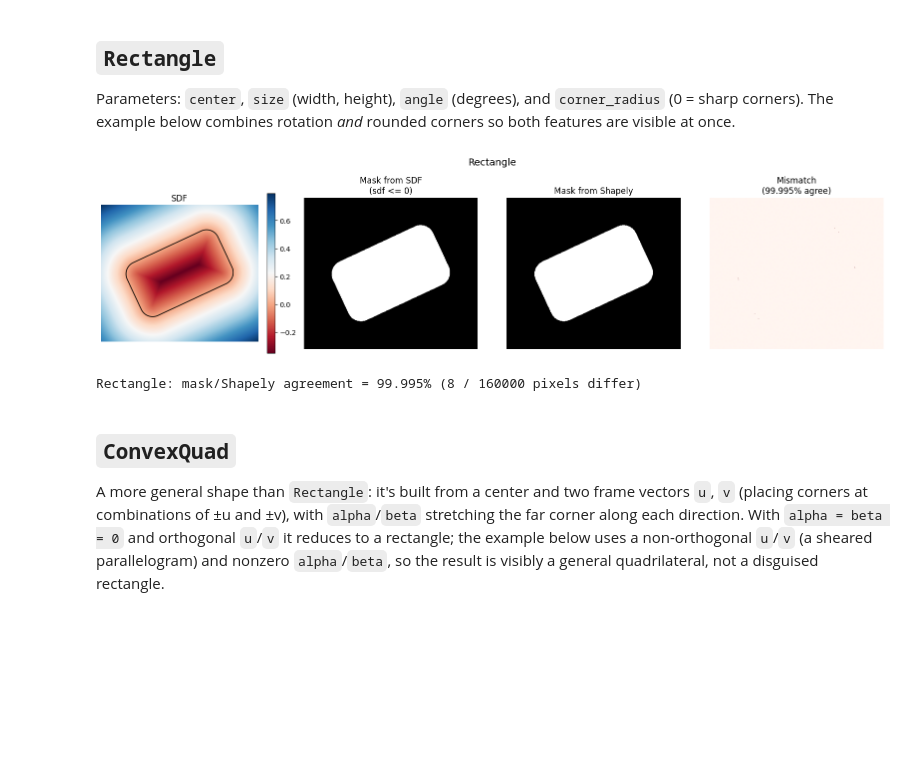
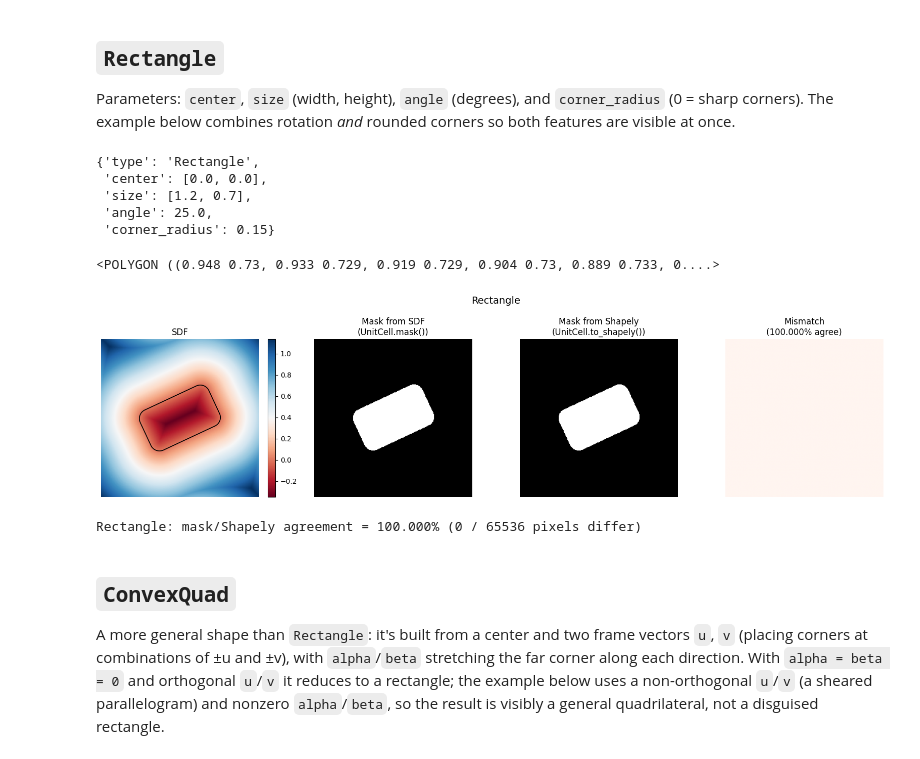
Before and after one commit to RodionovSA/metashapes, a Jupyter notebook: examples/quads.ipynb, the cells around one changed output. Drawn from its saved outputs; the diff is of its cells as text; code cells hidden in the pictures; blank space fills up the shorter version.

```diff
--- a/examples/quads.ipynb
+++ b/examples/quads.ipynb
@@ -83,24 +112,24 @@ lower number would mean something is actually wrong.
 # %%
-def show_shape(shape, title=None, n=400, pad=0.25):
-    """Plot a shape's SDF, the hard mask derived from it, the mask from its
-    Shapely conversion, and where the two masks disagree.
+def show_cell(cell, title=None, nx=256, ny=256):
+    """Plot a UnitCell's SDF, the hard mask derived from it, the mask from
+    UnitCell.to_shapely(), and where the two masks disagree. Single cell
+    (repeat=(1, 1)), since to_shapely() itself represents exactly one cell.
+    """
+    xmin, xmax, ymin, ymax = cell.extent()
 
-    The grid is sized from `shape.bounds()` (plus `pad` on each side), so
-    this works for any shape without hand-picking a viewport per call.
-    """
-    (xmin, ymin), (xmax, ymax) = shape.bounds()
-    xmin, xmax = xmin - pad, xmax + pad
-    ymin, ymax = ymin - pad, ymax + pad
+    sdf = cell.rasterize(nx, ny, cartesian=True).detach().cpu().numpy()
+    mask_sdf = cell.mask(nx, ny, cartesian=True).detach().cpu().numpy().astype(bool)
 
-    xs = torch.linspace(xmin, xmax, n, dtype=dtype, device=device)
-    ys = torch.linspace(ymin, ymax, n, dtype=dtype, device=device)
+    # Same grid rasterize(cartesian=True) builds internally, so the Shapely
+    # mask below is compared pixel-for-pixel against the same sample points.
+    fx = torch.arange(nx, dtype=dtype, device=device) / nx
+    fy = torch.arange(ny, dtype=dtype, device=device) / ny
+    xs = xmin + fx * (xmax - xmin)
+    ys = ymin + fy * (ymax - ymin)
     X, Y = torch.meshgrid(xs, ys, indexing="xy")
+    Xn, Yn = X.detach().cpu().numpy(), Y.detach().cpu().numpy()
 
-    sdf = shape.sdf(X, Y).detach().cpu().numpy()
-    mask_sdf = sdf <= 0.0
-
-    geom = shape_to_shapely(shape)
-    Xn, Yn = X.detach().cpu().numpy(), Y.detach().cpu().numpy()
+    geom = cell.to_shapely()
     mask_shapely = shapely_to_numpy(geom, Xn, Yn)
 
     mismatch = mask_sdf != mask_shapely
@@ -115,10 +144,10 @@ def show_shape(shape, title=None, n=400, pad=0.25):
     axes[0].set_title("SDF")
 
     axes[1].imshow(mask_sdf, origin="lower", extent=extent, cmap="gray")
-    axes[1].set_title("Mask from SDF\n(sdf <= 0)")
+    axes[1].set_title("Mask from SDF\n(UnitCell.mask())")
 
     axes[2].imshow(mask_shapely, origin="lower", extent=extent, cmap="gray")
-    axes[2].set_title("Mask from Shapely")
+    axes[2].set_title("Mask from Shapely\n(UnitCell.to_shapely())")
 
     axes[3].imshow(mismatch, origin="lower", extent=extent, cmap="Reds")
     axes[3].set_title(f"Mismatch\n({agreement:.3f}% agree)")
@@ -127,11 +156,12 @@ def show_shape(shape, title=None, n=400, pad=0.25):
         ax.set_aspect("equal")
         ax.axis("off")
 
-    fig.suptitle(title or type(shape).__name__, fontsize=14, y=1.03)
+    fig.suptitle(title or type(cell.scene).__name__, fontsize=14, y=1.03)
     fig.tight_layout()
     plt.show()
 
-    print(f"{title or type(shape).__name__}: mask/Shapely agreement = {agreement:.3f}% "
+    label = title or type(cell.scene).__name__
+    print(f"{label}: mask/Shapely agreement = {agreement:.3f}% "
           f"({mismatch.sum()} / {mismatch.size} pixels differ)")
 # %% [markdown]
 ## `Rectangle`
@@ -147,10 +177,24 @@ rect = Rectangle(
     corner_radius=0.15,
 )
 rect = rect.to(dtype=dtype, device=device)
-show_shape(rect, title="Rectangle")
+rect_cell = UnitCell(lattice=lattice, scene=rect).center_scene(method='bbox')
-# %% [output]
-[figure, removed]
-Rectangle: mask/Shapely agreement = 99.995% (8 / 160000 pixels differ)
+# %%
+show_parametric(rect)
+# %% [output]
+{'type': 'Rectangle',
+ 'center': [0.0, 0.0],
+ 'size': [1.2, 0.7],
+ 'angle': 25.0,
+ 'corner_radius': 0.15}
+# %%
+rect_cell.to_shapely()
+# %% [output]
+<POLYGON ((0.948 0.73, 0.933 0.729, 0.919 0.729, 0.904 0.73, 0.889 0.733, 0....>
+# %%
+show_cell(rect_cell, title="Rectangle")
+# %% [output]
+[figure, added]
+Rectangle: mask/Shapely agreement = 100.000% (0 / 65536 pixels differ)
 # %% [markdown]
 ## `ConvexQuad`
 
```
Also changed, not shown: parts of 16 cells of this notebook, 9 other files.
